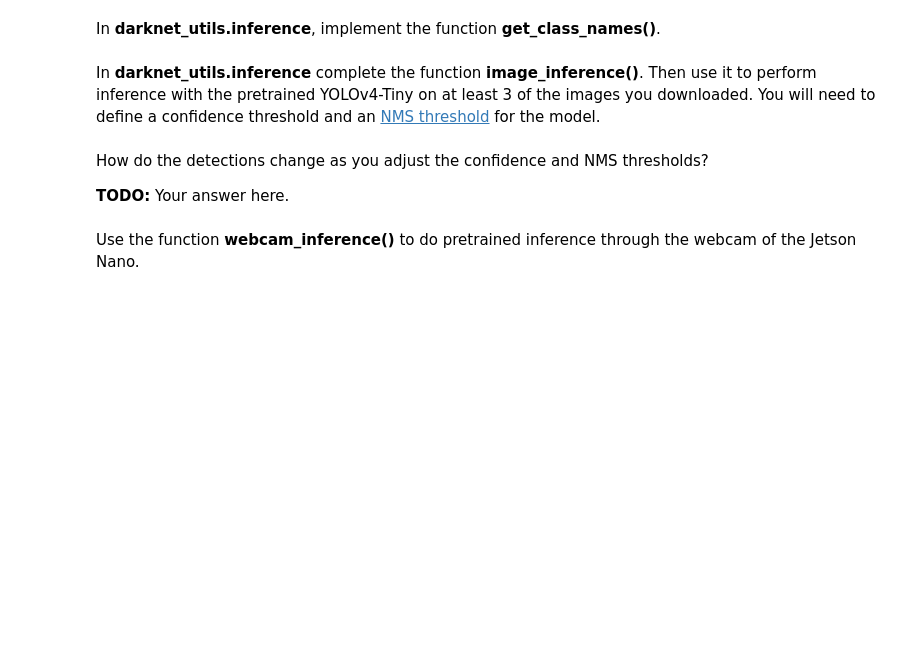
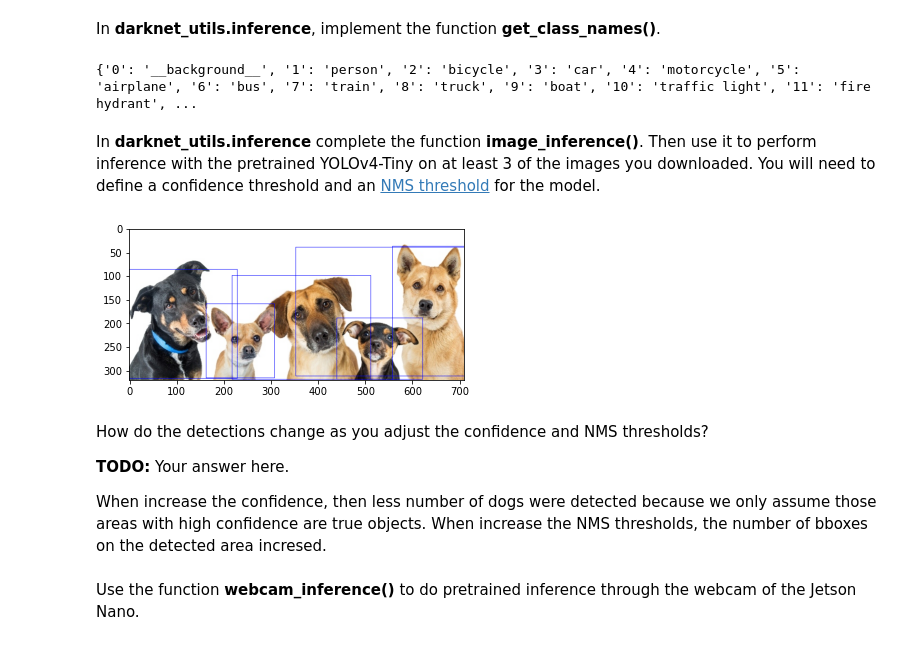
Before and after one commit to xs2445/22spring, a Jupyter notebook: 6692/hw5/WebcamInference.ipynb, the cells around one changed output. Cells and saved outputs as stored; diff of their text form; code cells hidden in the pictures; blank space fills up the shorter version.

```diff
--- a/6692/hw5/WebcamInference.ipynb
+++ b/6692/hw5/WebcamInference.ipynb
@@ -34,6 +57,7 @@ device = 'cuda'
 The PyTorch YOLOv4-Tiny model is defined in **darknet_utils/darknet_model.py**. Note that the model contains a "load_weights" function. The model is also defined by parsing the configuration file. This allows for easy reconfiguration and versioning of the model. Load the pretrained YOLOv4-Tiny weights into the PyTorch implementation with the function **load_darknet_as_pytorch()**.
 # %%
 # TODO: use load_darknet_as_pytorch() to load the pretrained YOLOv4-Tiny PyTorch model
+model = load_darknet_as_pytorch(cfg_path, weights_path)
 # %% [markdown]
 Next you will download images for sample inference. We will use **download_n_images()** as we did in previous labs. Note that the model was trained on 80 classes of objects. You may want to adjust your query to reflect these classes. See **ms_coco_classnames.txt** for the full list of classes.
 # %%
@@ -48,15 +86,29 @@ In **darknet_utils.inference**, implement the function **get_class_names()**.
 
 class_names = {}
 
+classnames_path = 'ms_coco_classnames.txt'
+class_names = get_class_names(classnames_path)
+
 print(class_names)
+# %% [output]
+{'0': '__background__', '1': 'person', '2': 'bicycle', '3': 'car', '4': 'motorcycle', '5': 'airplane', '6': 'bus', '7': 'train', '8': 'truck', '9': 'boat', '10': 'traffic light', '11': 'fire hydrant', ...
 # %% [markdown]
 In **darknet_utils.inference** complete the function **image_inference()**. Then use it to perform inference with the pretrained YOLOv4-Tiny on at least 3 of the images you downloaded. You will need to define a confidence threshold and an [NMS threshold](https://learnopencv.com/non-maximum-suppression-theory-and-implementation-in-pytorch/#:~:text=Deep%20Learning%20Face%20Detection%20Object,out%20of%20many%20overlapping%20entities.) for the model.
 # %%
 # TODO: complete image_inference() and use it to perform inference on the images you downloaded.
+img_path = './downloads/dog/3.cropped-dog-breeds-white-background.jpg'
+conf_thresh = 0.1
+nms_thresh = 0.2
+
+image_inference(img_path, model, conf_thresh, nms_thresh, class_names)
+# %% [output]
+[figure, added]
 # %% [markdown]
 How do the detections change as you adjust the confidence and NMS thresholds?
 
 **TODO:** Your answer here.
+
+When increase the confidence, then less number of dogs were detected because we only assume those areas with high confidence are true objects. When increase the NMS thresholds, the number of bboxes on the detected area incresed.
 # %% [markdown]
 Use the function **webcam_inference()** to do pretrained inference through the webcam of the Jetson Nano.
 # %%
```
Also changed, not shown: parts of 2 cells of this notebook, 11 other files.
